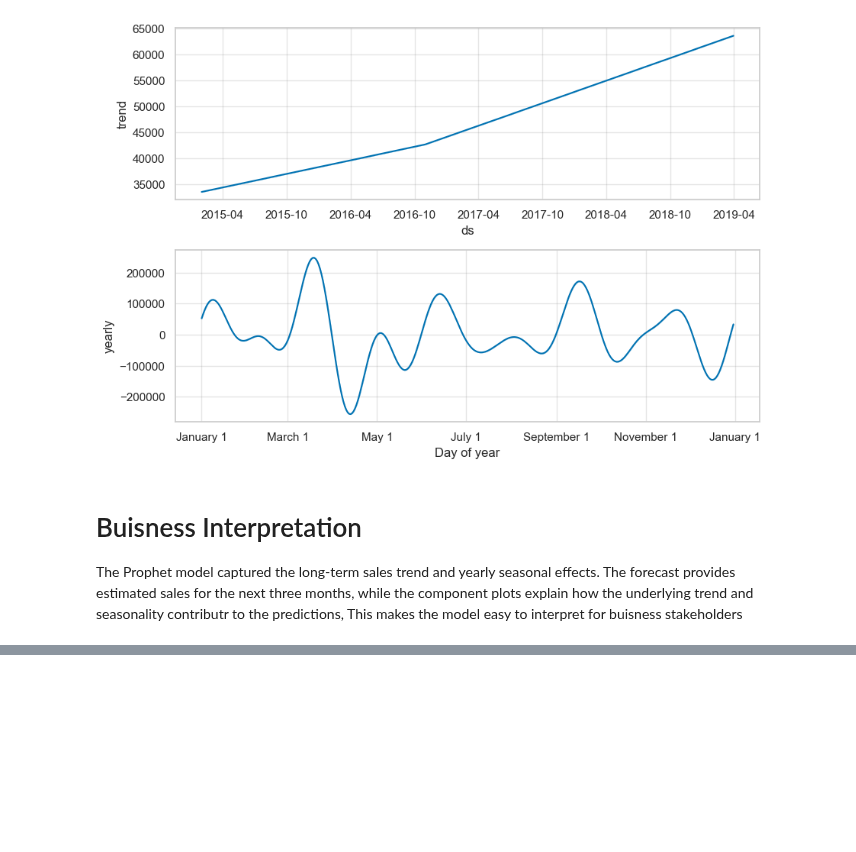
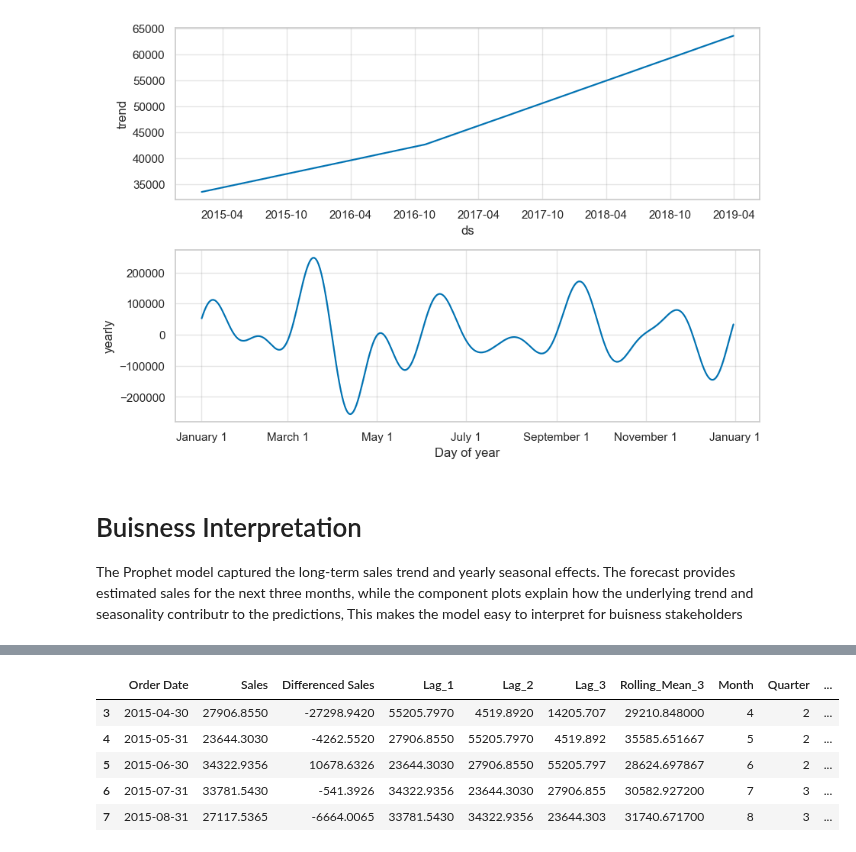
Before and after one commit to Aanya2806/sales-demand-intelligence-system, a Jupyter notebook: analysis.ipynb, the cells around one changed output, grey strips where cells are left out. Saved outputs shown, nothing was run; the diff lists cells and outputs as text; code cells hidden in the pictures; blank space fills up the shorter version.

```diff
--- a/analysis.ipynb
+++ b/analysis.ipynb
@@ -866,0 +885,45 @@ The Prophet model captured the long-term sales trend and yearly seasonal effects
+# %%
+#Creating lag features which are asked
+
+xgb_df["Lag_1"] = xgb_df["Sales"].shift(1)
+xgb_df["Lag_2"] = xgb_df["Sales"].shift(2)
+xgb_df["Lag_3"] = xgb_df["Sales"].shift(3)
+# %%
+#Creating Rolling Mean (a lag features)
+
+xgb_df["Rolling_Mean_3"] = (
+    xgb_df["Sales"]
+    .rolling(3)
+    .mean()
+)
+# %%
+#Creating Time features i.e. Month and Qurater (lag features)
+
+xgb_df["Month"] = xgb_df["Order Date"].dt.month
+xgb_df["Quarter"] = xgb_df["Order Date"].dt.quarter
+# %%
+#Creating Season (lag features)
+
+def season(month):
+    if month in[12,1,2]:
+        return 1
+    elif month in [3,4,5]:
+        return 2
+    elif month in [6,7,8]:
+        return 3
+    else:
+        return 4
+
+xgb_df["Season"] = xgb_df["Month"].apply(season)
+# %%
+#Remove missing rows
+
+xgb_df.dropna(inplace=True)
+xgb_df.head()
+# %% [output]
+|  | Order Date | Sales | Differenced Sales | Lag_1 | Lag_2 | Lag_3 | Rolling_Mean_3 | Month | Quarter | ... |
+| 3 | 2015-04-30 | 27906.8550 | -27298.9420 | 55205.7970 | 4519.8920 | 14205.707 | 29210.848000 | 4 | 2 | ... |
+| 4 | 2015-05-31 | 23644.3030 | -4262.5520 | 27906.8550 | 55205.7970 | 4519.892 | 35585.651667 | 5 | 2 | ... |
+| 5 | 2015-06-30 | 34322.9356 | 10678.6326 | 23644.3030 | 27906.8550 | 55205.797 | 28624.697867 | 6 | 2 | ... |
+| 6 | 2015-07-31 | 33781.5430 | -541.3926 | 34322.9356 | 23644.3030 | 27906.855 | 30582.927200 | 7 | 3 | ... |
+| 7 | 2015-08-31 | 27117.5365 | -6664.0065 | 33781.5430 | 34322.9356 | 23644.303 | 31740.671700 | 8 | 3 | ... |
```
Also changed, not shown: parts of 17 cells of this notebook.
